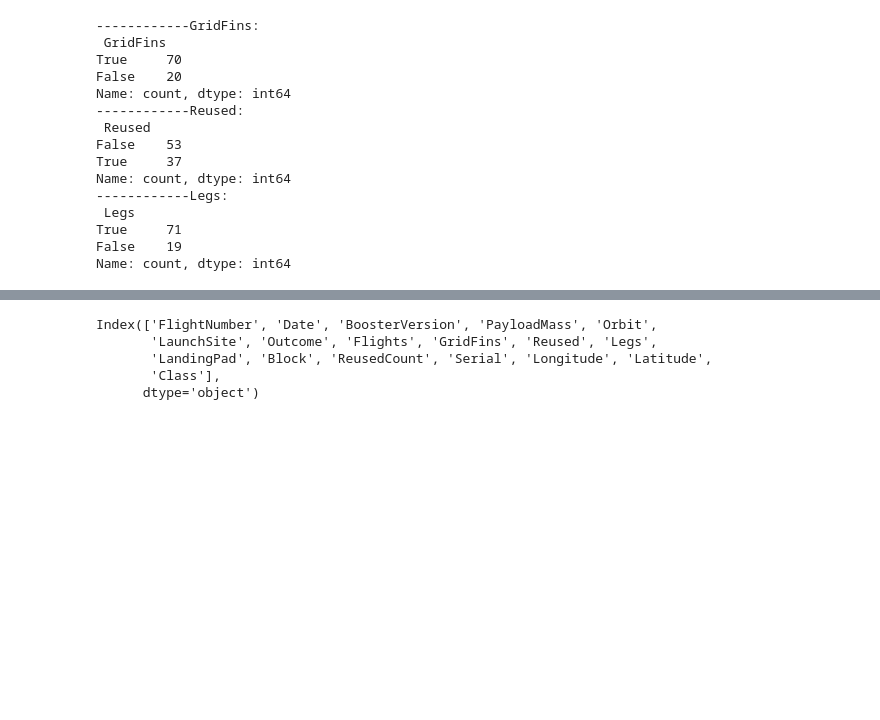
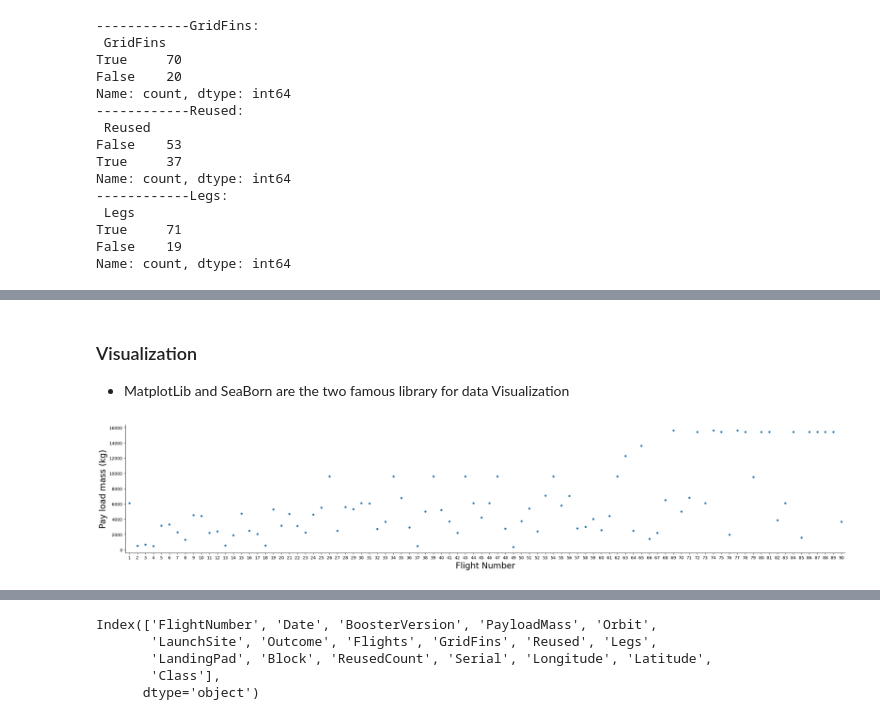
Before and after one commit to strumer69/Space_X-_rockets, a Jupyter notebook: space_x_falcon.ipynb, the cells around one changed output, grey strips where cells are left out. Cells and saved outputs as stored; diff of their text form; code cells hidden in the pictures; blank space fills up the shorter version.

Commit message:
visualization part added

```diff
--- a/space_x_falcon.ipynb
+++ b/space_x_falcon.ipynb
@@ -461,0 +486,8 @@ Name: count, dtype: int64
+# %%
+# as the 3 above mentioned columns have the same meaning, we can ommit 2 of them
+
+# in addition, we can also drop the column(Boosterversion) since it has only one value and therefore effectless.
+# and also the column (serial) can be dropped:
+
+df=df.drop(['BoosterVersion','Serial','Longitude','Latitude'], axis=1)
+df.info()
@@ -461,0 +514,3 @@ Name: count, dtype: int64
+# %% [markdown]
+### Visualization
+* MatplotLib and SeaBorn are the two famous library for data Visualization
@@ -461,0 +527,13 @@ Name: count, dtype: int64
+# %%
+# to visualize the relation between PayloadMass and FlightNumber:
+
+sns.catplot(y="PayloadMass" , x="FlightNumber" , data= df , aspect=5)
+
+#uncomment to see the hue effect:
+# sns.catplot(y="PayloadMass" , x="FlightNumber" ,hue="Class", data= df , aspect=5)
+
+plt.xlabel("Flight Number" , fontsize=20)
+plt.ylabel("Pay load mass (kg)" , fontsize =20)
+plt.show()
+# %% [output]
+[figure, added]
```
Also changed, not shown: parts of 11 cells of this notebook.
